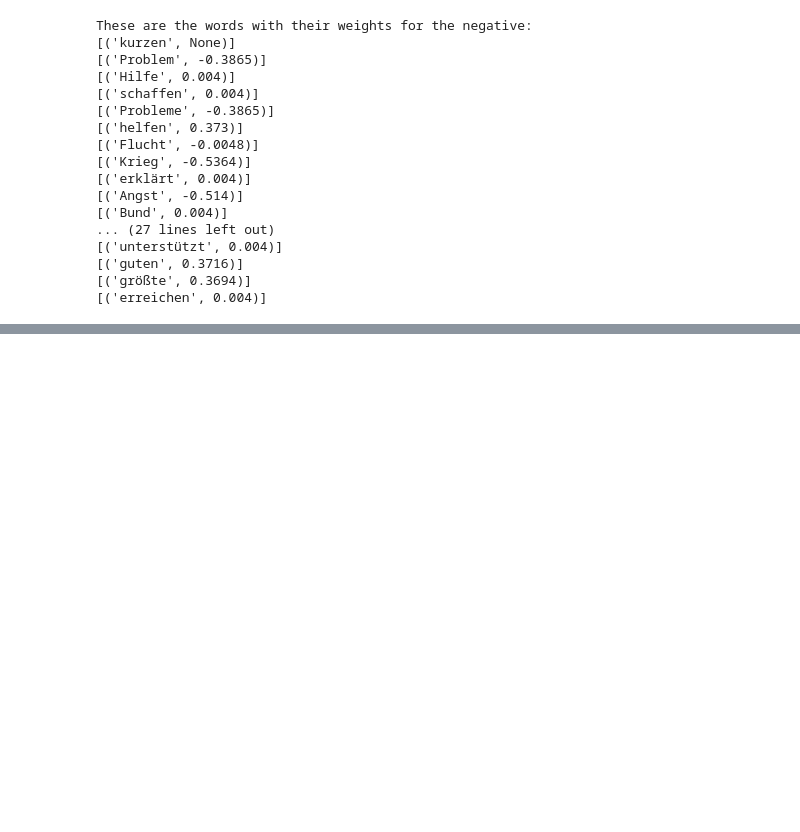
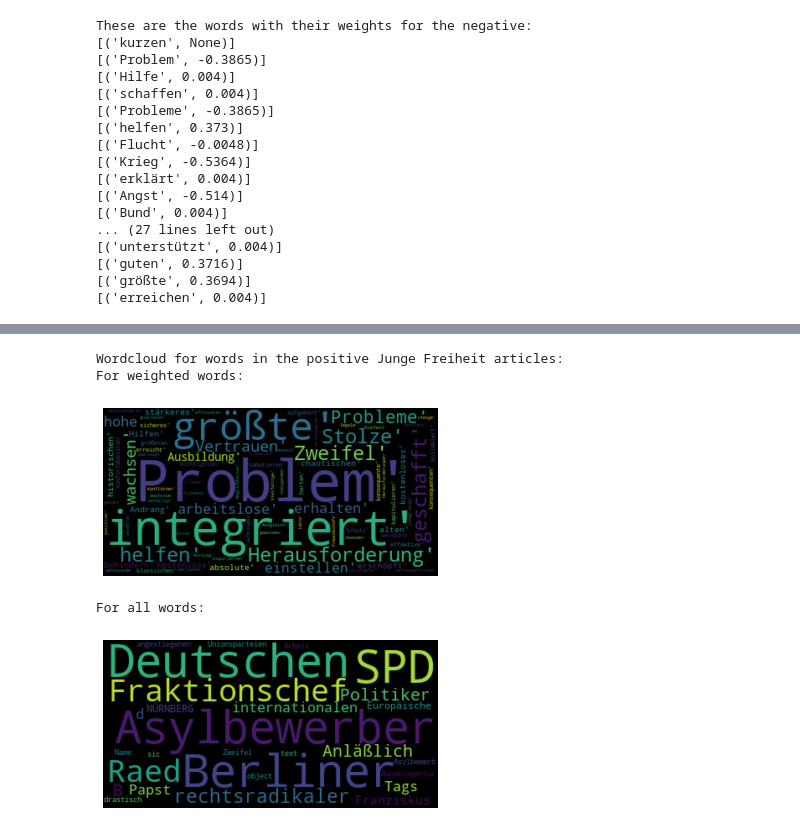
Before and after one commit to Data-Science-for-Linguists-2021/Fl-chtlingskrise-Sentiment-Analysis, a Jupyter notebook: Presentation.ipynb, the cells around one changed output, grey strips where cells are left out. Drawn from its saved outputs; the diff is of its cells as text; code cells hidden in the pictures; blank space fills up the shorter version.

```diff
--- a/Presentation.ipynb
+++ b/Presentation.ipynb
@@ -1026,0 +1026,26 @@ plt.show()
+# %%
+# Staring at the words and scores is interesting and all, but wouldn't it be easier to see with some wordclouds?!
+# I will try both the weighted words and all words
+
+print("Wordcloud for words in the positive Junge Freiheit articles:")
+print("For weighted words:")
+wordcloud_jf = WordCloud().generate(str(posw_jf))
+
+plt.imshow(wordcloud_jf, interpolation='bilinear')
+plt.axis("off")
+plt.show()
+
+print("For all words:")
+txt = jf_pos.text
+wordcloud = WordCloud(stopwords=stop).generate(str(txt).strip())
+
+plt.imshow(wordcloud, interpolation='bilinear')
+plt.axis("off")
+plt.show()
+# Asylum seekers is a big one in all text, and that does seem a more positive way to refer to the refugees
+# %% [output]
+Wordcloud for words in the positive Junge Freiheit articles:
+For weighted words:
+[figure, added]
+For all words:
+[figure, added]
```
Also changed, not shown: parts of 48 cells of this notebook.
